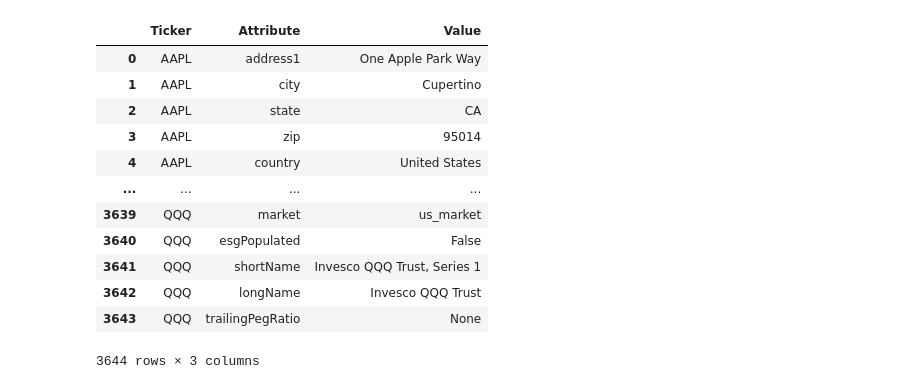
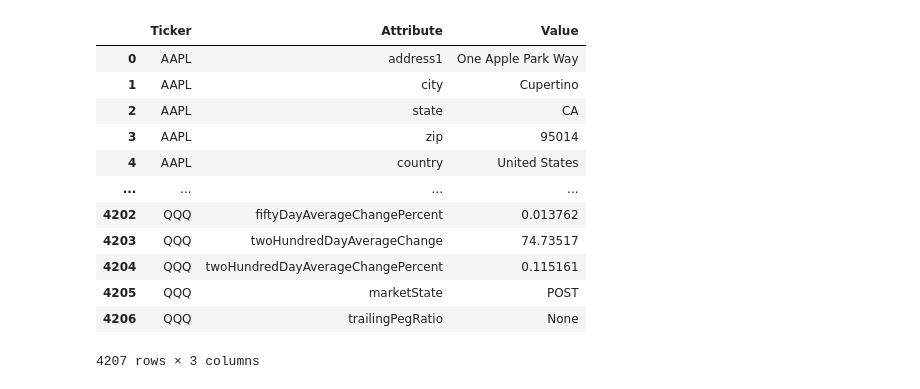
Before and after one commit to FranciscoCan0/AI-Powered-Trading-Engine, a Jupyter notebook: obtain_data/download_yfinance_data.ipynb, the cells around one changed output. Cells and saved outputs as stored; diff of their text form; code cells hidden in the pictures.

```diff
--- a/obtain_data/download_yfinance_data.ipynb
+++ b/obtain_data/download_yfinance_data.ipynb
@@ -13,45 +13,46 @@ stock_tickers = ["AAPL", "NVDA", "AMZN", #TECH
                "JNJ", "PFE", "UNH", #HEALTHCARE
                "PG", "WMT", "KO", #RETAIL
                "GE", "CAT", "LMT", #INDUSTRIAL/AEROSPACE
-               "SONY", "SSNLF", "NVO",  #INTERNATIONAL
+               "XOM", "CVX", "SHEL", # ENERGY
+               "SONY", "BABA", "NVO", # INTERNATIONAL
                "SPY", "VOO", "IVV", "QQQ"] #ETFs
 
 ticker_background_data = {}
 
 #Create dataframe of info on each stock ticker
 for ticker in stock_tickers:
     ticker_object = yf.Ticker(ticker)
 
     #Obtain Company Data
     temp = pd.DataFrame.from_dict(ticker_object.info, orient="index")
     temp.reset_index(inplace=True)
     temp.columns = ["Attribute", "Recent"]
     ticker_background_data[ticker] = temp
 
 
 
 #Clean backgound df information
 ticker_background_data_df = pd.concat(ticker_background_data).reset_index()
 ticker_background_data_df = ticker_background_data_df.drop(columns = ['level_1'])
 ticker_background_data_df.columns = ["Ticker", "Attribute", "Value"]
 
 pd.set_option("display.max_columns", None)
 
 ticker_background_data_df
 # %% [output]
 |  | Ticker | Attribute | Value |
 | 0 | AAPL | address1 | One Apple Park Way |
 | 1 | AAPL | city | Cupertino |
 | 2 | AAPL | state | CA |
 | 3 | AAPL | zip | 95014 |
 | 4 | AAPL | country | United States |
 | ... | ... | ... | ... |
-| 3639 | QQQ | market | us_market |
-| 3640 | QQQ | esgPopulated | False |
-| 3641 | QQQ | shortName | Invesco QQQ Trust, Series 1 |
-| 3642 | QQQ | longName | Invesco QQQ Trust |
-| 3643 | QQQ | trailingPegRatio | None |
+| 4202 | QQQ | fiftyDayAverageChangePercent | 0.013762 |
+| 4203 | QQQ | twoHundredDayAverageChange | 74.73517 |
+| 4204 | QQQ | twoHundredDayAverageChangePercent | 0.115161 |
+| 4205 | QQQ | marketState | POST |
+| 4206 | QQQ | trailingPegRatio | None |
-3644 rows × 3 columns
+4207 rows × 3 columns
 # %%
 trading_data_by_interval = {}
 
```
Also changed, not shown: parts of 4 cells of this notebook, 7 other files.
